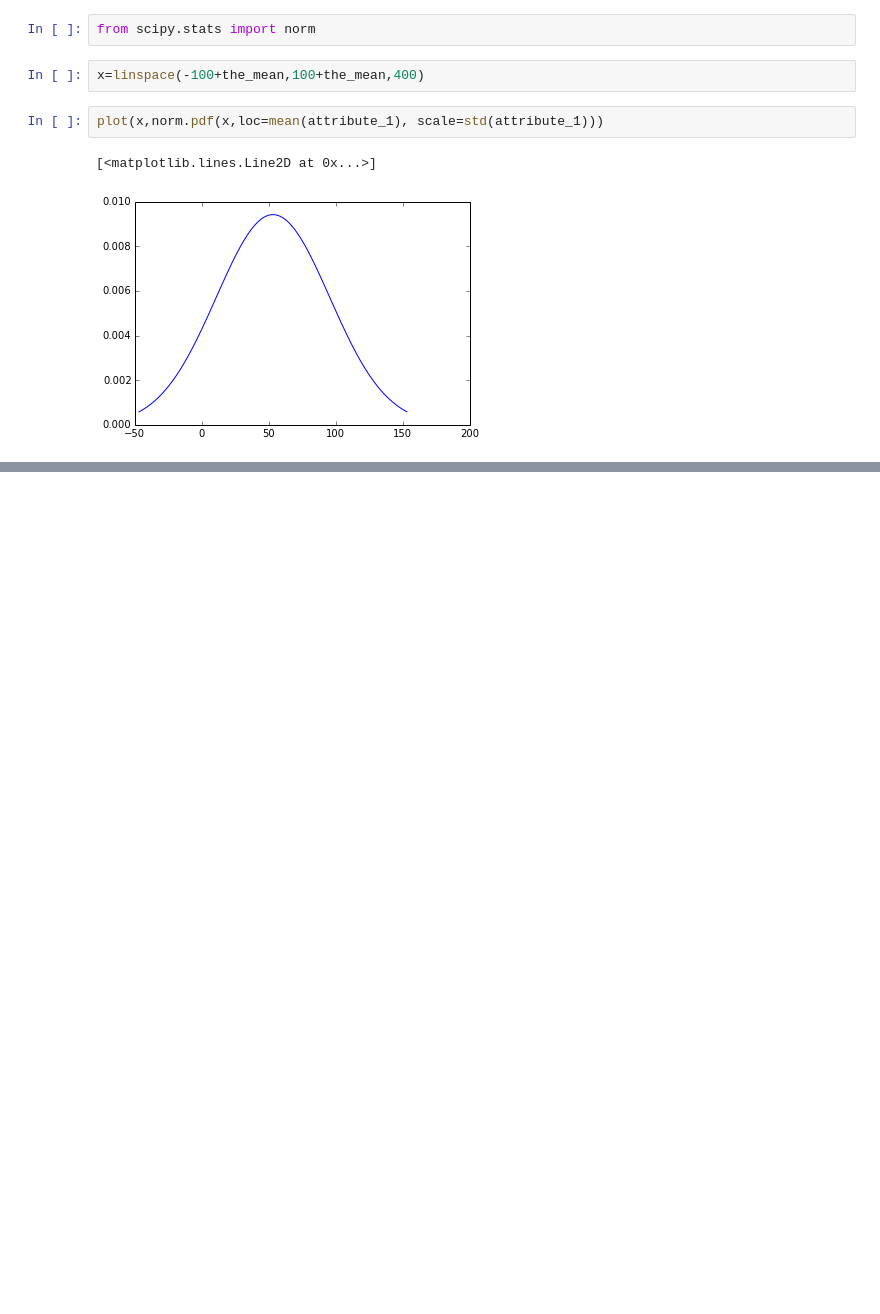
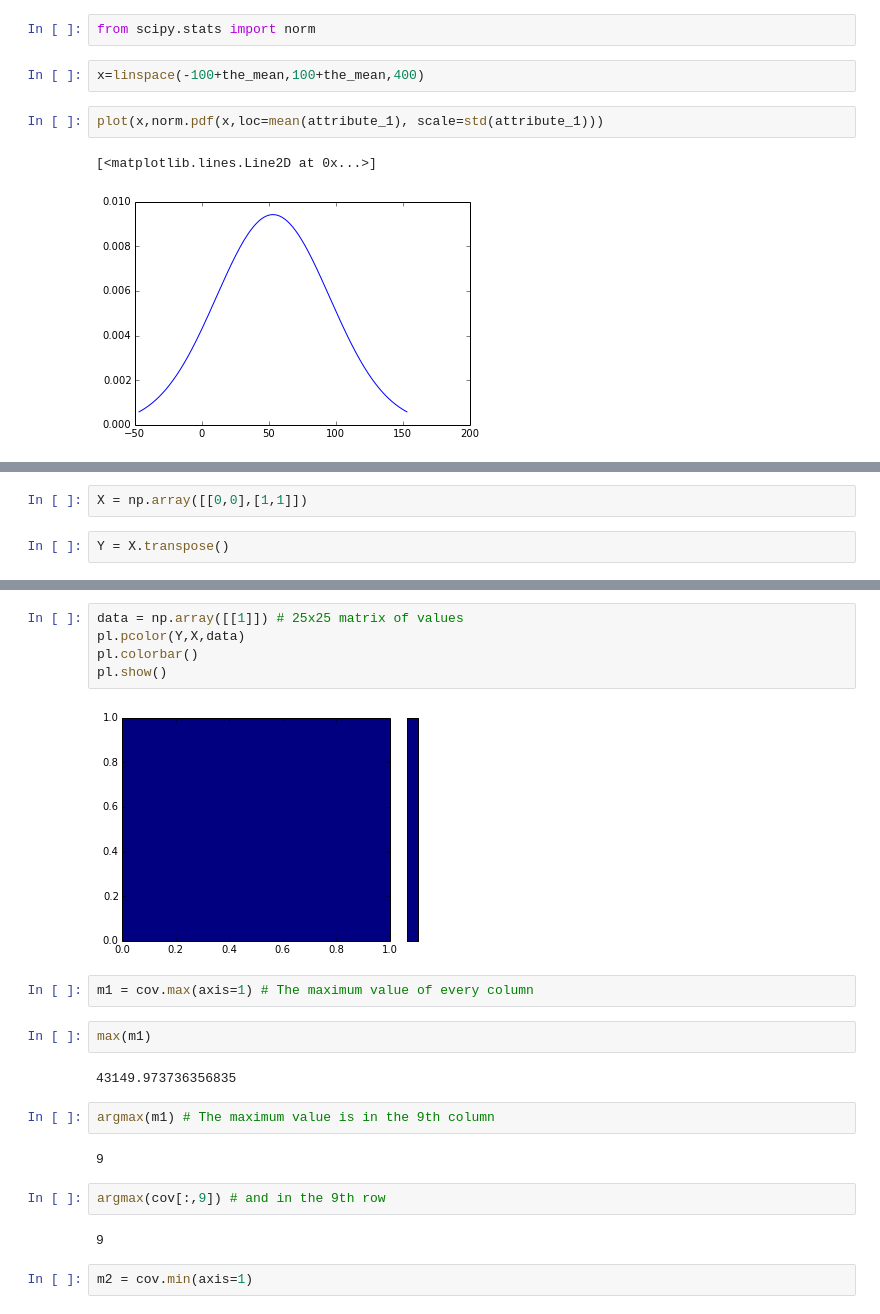
Before and after one commit to chriad/zaki_exercises, a Jupyter notebook: magic04.ipynb, the cells around one changed output, grey strips where cells are left out. Drawn from its saved outputs; the diff is of its cells as text; blank space fills up the shorter version.

```diff
--- a/magic04.ipynb
+++ b/magic04.ipynb
@@ -183,0 +239,4 @@ plot(x,norm.pdf(x,loc=mean(attribute_1), scale=std(attribute_1)))
+# %%
+X = np.array([[0,0],[1,1]])
+# %%
+Y = X.transpose()
@@ -183,0 +251,23 @@ plot(x,norm.pdf(x,loc=mean(attribute_1), scale=std(attribute_1)))
+# %%
+data = np.array([[1]]) # 25x25 matrix of values
+pl.pcolor(Y,X,data)
+pl.colorbar()
+pl.show()
+# %% [output]
+[figure, added]
+# %%
+m1 = cov.max(axis=1) # The maximum value of every column
+# %%
+max(m1)
+# %% [output]
+43149.973736356835
+# %%
+argmax(m1) # The maximum value is in the 9th column
+# %% [output]
+9
+# %%
+argmax(cov[:,9]) # and in the 9th row
+# %% [output]
+9
+# %%
+m2 = cov.min(axis=1)
```
Also changed, not shown: parts of 27 cells of this notebook.
